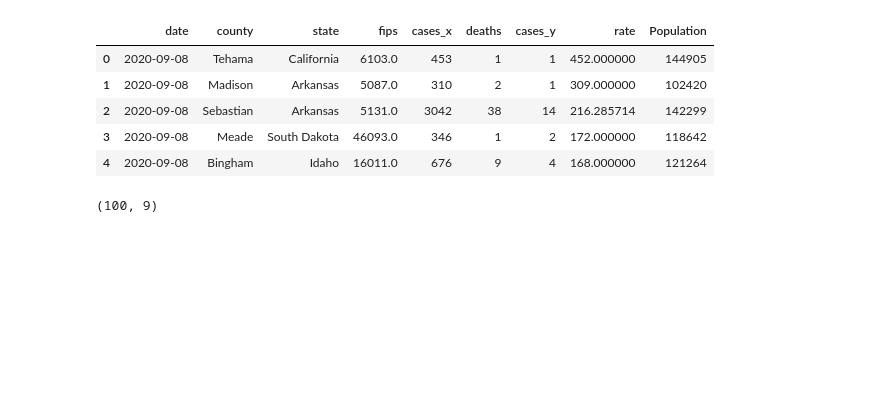
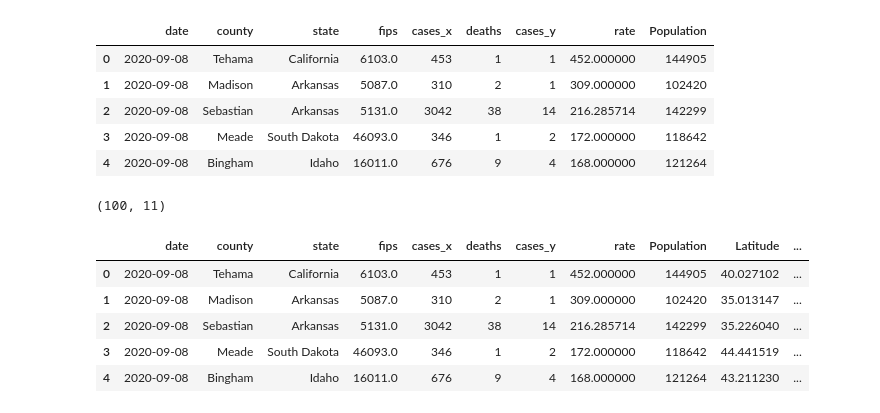
Before and after one commit to Pankaj-gh/Rice-Project-1-G11, a Jupyter notebook: main_script.ipynb, the cells around one changed output. Saved outputs shown, nothing was run; the diff lists cells and outputs as text; code cells hidden in the pictures; blank space fills up the shorter version.

Commit message:
adding latlng to ktop100

```diff
--- a/main_script.ipynb
+++ b/main_script.ipynb
@@ -441,0 +447,2 @@ ktop100=k100.head(100)
+# %%
+df_sub=df_latlng[['fips','Latitude','Longitude']]
@@ -448,10 +459,21 @@ ktop100.head()
 | 2 | 2020-09-08 | Sebastian | Arkansas | 5131.0 | 3042 | 38 | 14 | 216.285714 | 142299 |
 | 3 | 2020-09-08 | Meade | South Dakota | 46093.0 | 346 | 1 | 2 | 172.000000 | 118642 |
 | 4 | 2020-09-08 | Bingham | Idaho | 16011.0 | 676 | 9 | 4 | 168.000000 | 121264 |
+# %%
+ktop100=pd.merge(ktop100,df_sub,on='fips')
 # %%
 ktop100.shape
 # %% [output]
-(100, 9)
+(100, 11)
+# %%
+ktop100.head()
+# %% [output]
+|  | date | county | state | fips | cases_x | deaths | cases_y | rate | Population | Latitude | ... |
+| 0 | 2020-09-08 | Tehama | California | 6103.0 | 453 | 1 | 1 | 452.000000 | 144905 | 40.027102 | ... |
+| 1 | 2020-09-08 | Madison | Arkansas | 5087.0 | 310 | 2 | 1 | 309.000000 | 102420 | 35.013147 | ... |
+| 2 | 2020-09-08 | Sebastian | Arkansas | 5131.0 | 3042 | 38 | 14 | 216.285714 | 142299 | 35.226040 | ... |
+| 3 | 2020-09-08 | Meade | South Dakota | 46093.0 | 346 | 1 | 2 | 172.000000 | 118642 | 44.441519 | ... |
+| 4 | 2020-09-08 | Bingham | Idaho | 16011.0 | 676 | 9 | 4 | 168.000000 | 121264 | 43.211230 | ... |
 # %%
 output=os.path.join('Resources','ktop100.csv')
 ktop100.to_csv(output,index=False,header=True)
```
Also changed, not shown: parts of 3 cells of this notebook, 1 other file.
